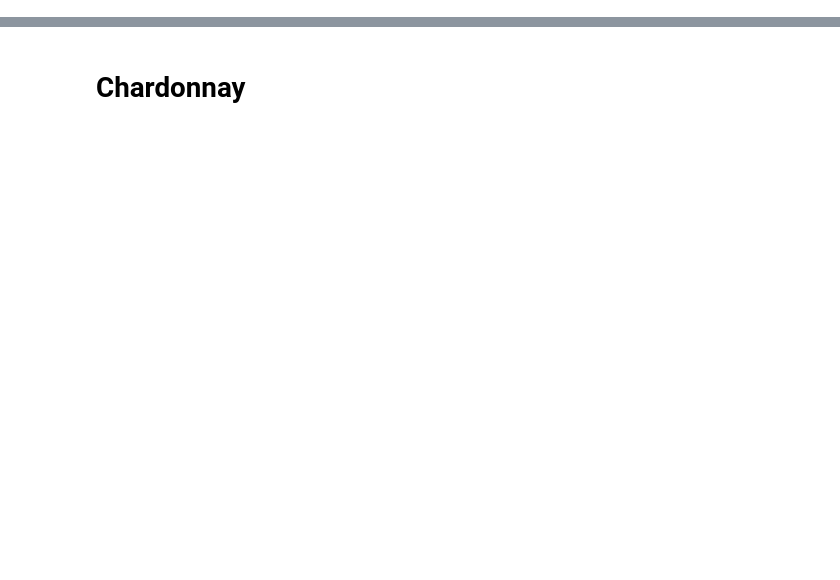
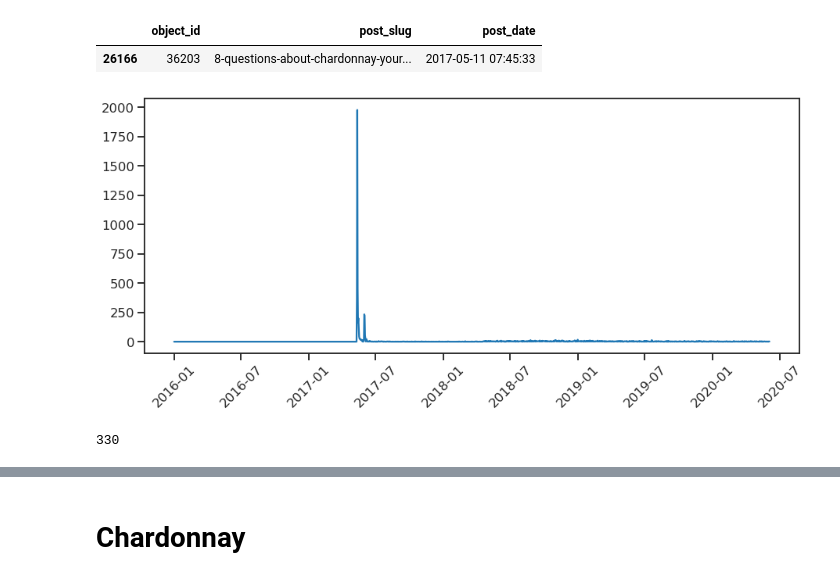
Before and after one commit to JocelynF/WineRegions, a Jupyter notebook: CreatePlots.ipynb, the cells around one changed output, grey strips where cells are left out. Drawn from its saved outputs; the diff is of its cells as text; code cells hidden in the pictures; blank space fills up the shorter version.

```diff
--- a/CreatePlots.ipynb
+++ b/CreatePlots.ipynb
@@ -57,0 +145,25 @@ wine_pages = pd.read_csv('WinePages.csv')
+# %%
+post_info[post_info['object_id']==int(p[np.argmax(pv)])].loc[:,['object_id','post_slug', 'post_date']]
+# %% [output]
+|  | object_id | post_slug | post_date |
+| 26166 | 36203 | 8-questions-about-chardonnay-your... | 2017-05-11 07:45:33 |
+# %%
+plt.figure(figsize = (15,6))
+
+plt.plot(rawviews_unfilt['DATE'], rawviews_unfilt['36203'])
+#plt.plot(rawviews_filt['DATE'], rawviews_filt['17268'])
+
+#plt.yscale('log')
+plt.xticks(rotation = 45)
+#plt.xlim([datetime.datetime(2017,9,1), datetime.datetime(2020,5,1)])
+plt.show()
+# %% [output]
+[figure, added]
+# %%
+pv=[]
+p = []
+for page in wine_pages[wine_pages['CHARDONNAY'].notnull()]['CHARDONNAY']:
+    p.append(page)
+    pv.append(rawviews_unfilt[str(int(page))].iloc[497])
+# %% [output]
+330
```
Also changed, not shown: parts of 15 cells of this notebook, 3 other files.
